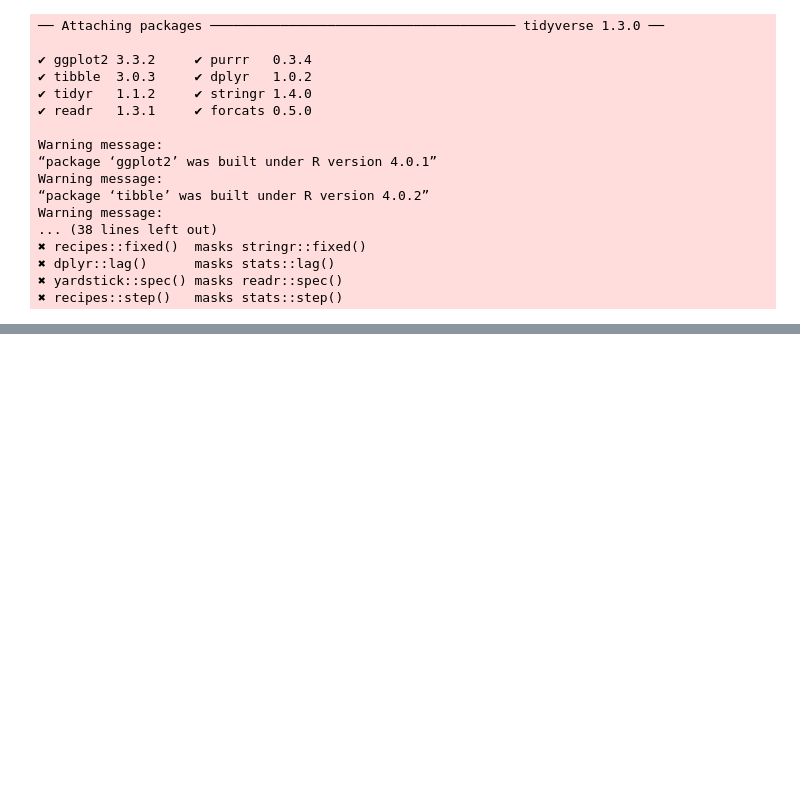
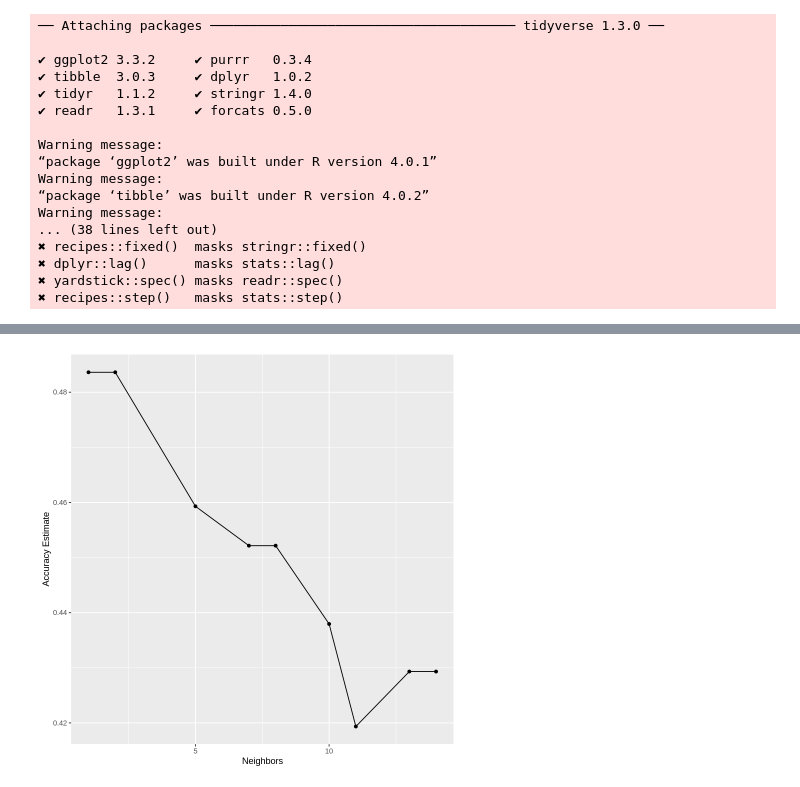
Before and after one commit to rajdhillon27/DSCI-classification-, a Jupyter notebook: Project.ipynb, the cells around one changed output, grey strips where cells are left out. Drawn from its saved outputs; the diff is of its cells as text; code cells hidden in the pictures; blank space fills up the shorter version.

Commit message:
did the recipe and workflow and plot to choose K

```diff
--- a/Project.ipynb
+++ b/Project.ipynb
@@ -79,0 +113,7 @@ ERROR: Error: All columns selected for the step should be numeric
+# %%
+supermarket_workflow <- workflow()%>%
+     add_recipe(supermarket_recipe) %>%
+     add_model(knn_spec) %>%
+     tune_grid(resamples = supermarket_vfold, grid = 10)%>%
+     collect_metrics()
+supermarket_fit
@@ -79,0 +140,12 @@ ERROR: Error: All columns selected for the step should be numeric
+# %%
+supermarket_accuracies <- supermarket_workflow%>%
+    filter(.metric == 'accuracy')
+
+cross_val_plot <- ggplot(supermarket_accuracies, aes(x = neighbors, y = mean)) +
+    geom_point()+
+    geom_line()+
+    labs(x = 'Neighbors', y = 'Accuracy Estimate')
+
+cross_val_plot
+# %% [output]
+[figure, added]
```
Also changed, not shown: parts of 7 cells of this notebook.
